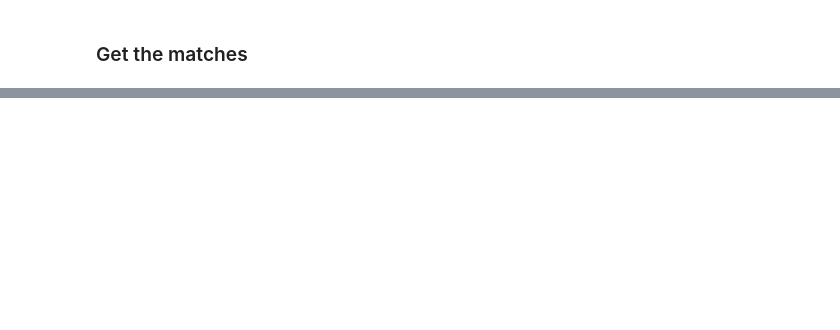
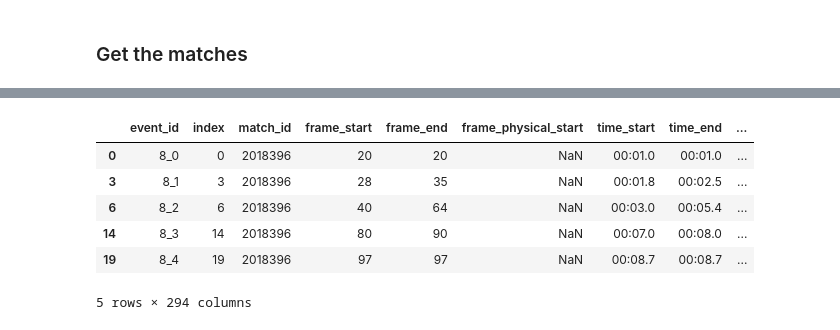
Before and after one commit to MarijnSt/soccermatics-project-3, a Jupyter notebook: explore_data.ipynb, the cells around one changed output, grey strips where cells are left out. Saved outputs shown, nothing was run; the diff lists cells and outputs as text; code cells hidden in the pictures; blank space fills up the shorter version.

```diff
--- a/explore_data.ipynb
+++ b/explore_data.ipynb
@@ -63 +66,13 @@ dynamic_data.head(20)
 20 rows × 294 columns
+# %%
+# Only keep player_possession events
+player_possession_df = dynamic_data[dynamic_data["event_type"] == "player_possession"]
+player_possession_df.head()
+# %% [output]
+|  | event_id | index | match_id | frame_start | frame_end | frame_physical_start | time_start | time_end | ... |
+| 0 | 8_0 | 0 | 2018396 | 20 | 20 | NaN | 00:01.0 | 00:01.0 | ... |
+| 3 | 8_1 | 3 | 2018396 | 28 | 35 | NaN | 00:01.8 | 00:02.5 | ... |
+| 6 | 8_2 | 6 | 2018396 | 40 | 64 | NaN | 00:03.0 | 00:05.4 | ... |
+| 14 | 8_3 | 14 | 2018396 | 80 | 90 | NaN | 00:07.0 | 00:08.0 | ... |
+| 19 | 8_4 | 19 | 2018396 | 97 | 97 | NaN | 00:08.7 | 00:08.7 | ... |
+5 rows × 294 columns
```
Also changed, not shown: parts of 12 cells of this notebook.
